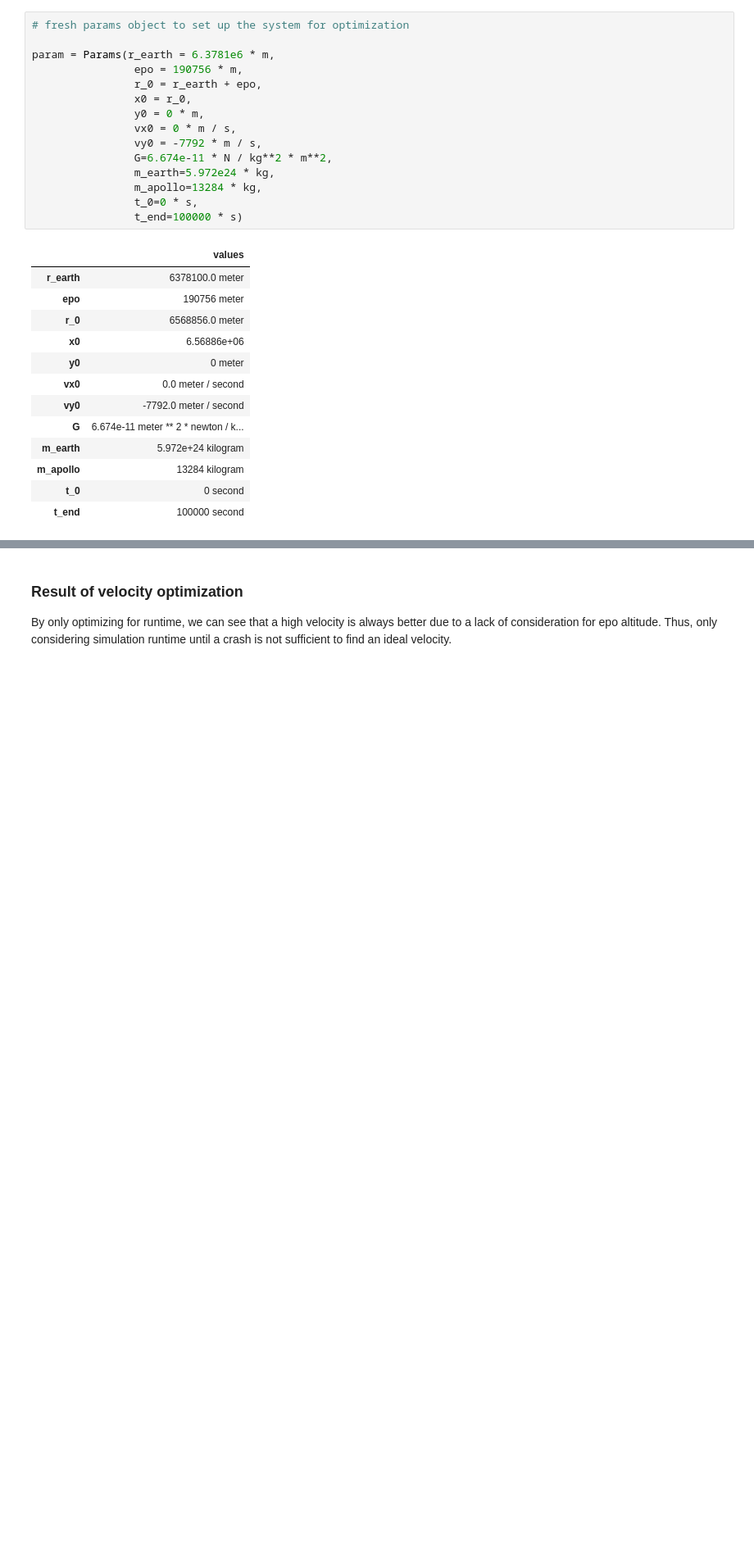
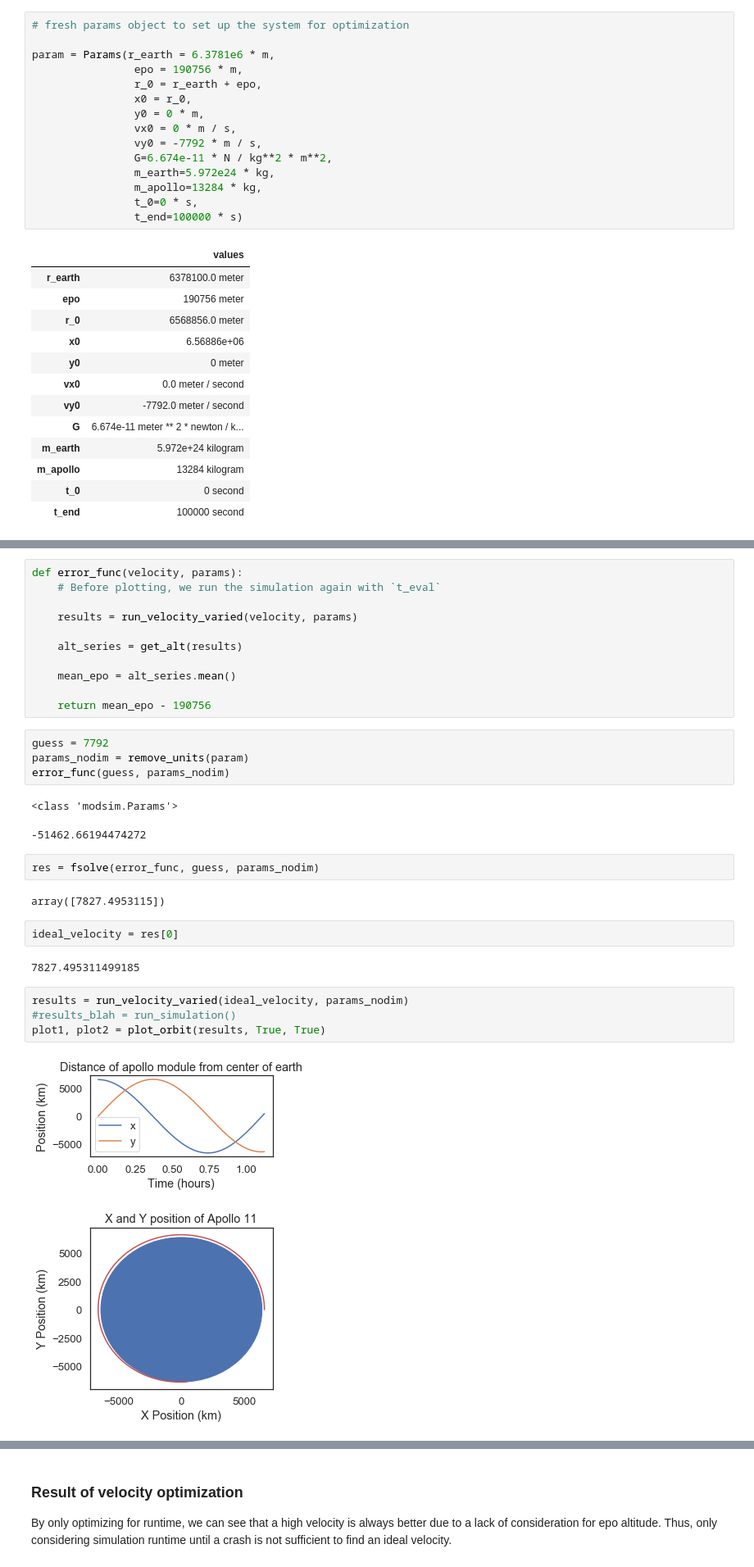
Before and after one commit to Inkering/orbiter, a Jupyter notebook: DieterOrbiter.ipynb, the cells around one changed output, grey strips where cells are left out. Shown at 82% size. Drawn from its saved outputs; the diff is of its cells as text; blank space fills up the shorter version.

```diff
--- a/DieterOrbiter.ipynb
+++ b/DieterOrbiter.ipynb
@@ -337,0 +337,33 @@ optimize_velocity(param)
+# %%
+def error_func(velocity, params):
+    # Before plotting, we run the simulation again with `t_eval`
+
+    results = run_velocity_varied(velocity, params)
+
+    alt_series = get_alt(results)
+
+    mean_epo = alt_series.mean()
+
+    return mean_epo - 190756
+# %%
+guess = 7792
+params_nodim = remove_units(param)
+error_func(guess, params_nodim)
+# %% [output]
+<class 'modsim.Params'>
+-51462.66194474272
+# %%
+res = fsolve(error_func, guess, params_nodim)
+# %% [output]
+array([7827.4953115])
+# %%
+ideal_velocity = res[0]
+# %% [output]
+7827.495311499185
+# %%
+results = run_velocity_varied(ideal_velocity, params_nodim)
+#results_blah = run_simulation()
+plot1, plot2 = plot_orbit(results, True, True)
+# %% [output]
+[figure, added]
+[figure, added]
```
Also changed, not shown: parts of 10 cells of this notebook.
